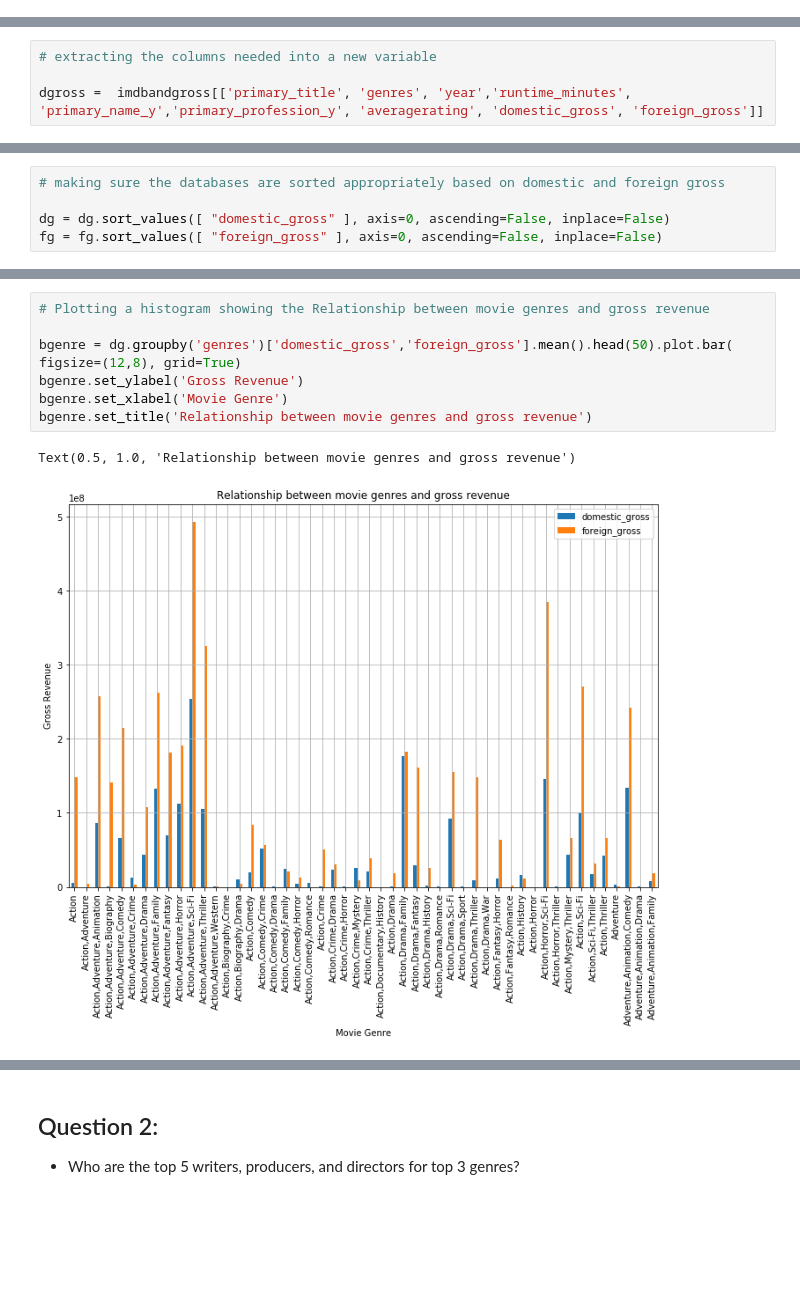
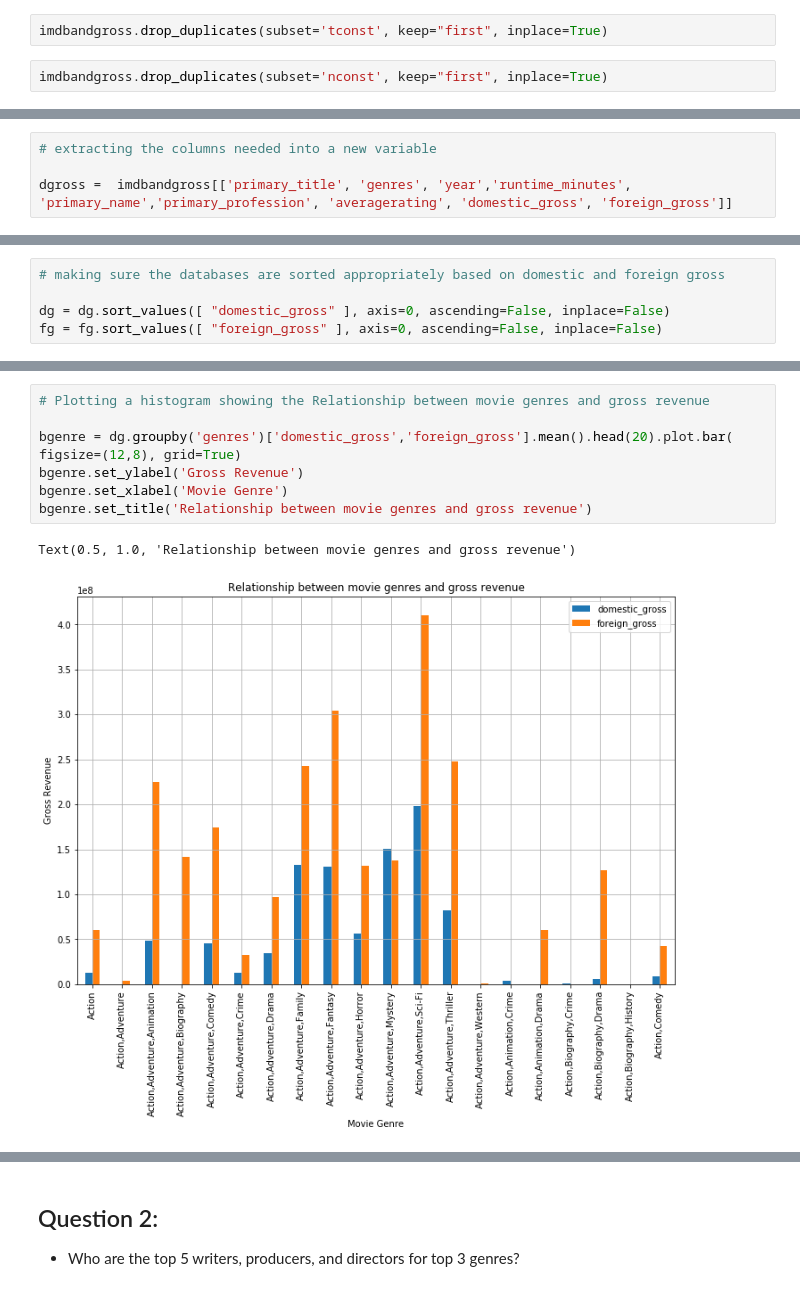
Before and after one commit to arithescientist/hollywood_analysis, a Jupyter notebook: student.ipynb, the cells around one changed output, grey strips where cells are left out. Cells and saved outputs as stored; diff of their text form; blank space fills up the shorter version.

```diff
--- a/student.ipynb
+++ b/student.ipynb
@@ -283,3 +261,7 @@ imdbandgross
+# %%
+imdbandgross.drop_duplicates(subset='tconst', keep="first", inplace=True)
+# %%
+imdbandgross.drop_duplicates(subset='nconst', keep="first", inplace=True)
 # %%
 imdbandgross.iloc[:,10:-10]
 # %% [output]
@@ -299,7 +281,7 @@ imdbandgross.iloc[:,10:-10]
 # %%
 # extracting the columns needed into a new variable
 
-dgross =  imdbandgross[['primary_title', 'genres', 'year','runtime_minutes', 'primary_name_y','primary_profession_y', 'averagerating', 'domestic_gross', 'foreign_gross']]
+dgross =  imdbandgross[['primary_title', 'genres', 'year','runtime_minutes', 'primary_name','primary_profession', 'averagerating', 'domestic_gross', 'foreign_gross']]
 # %%
 dgross
 # %% [output]
@@ -405,13 +426,13 @@ fg = fg.sort_values([ "foreign_gross" ], axis=0, ascending=False, inplace=False)
 # %%
 # Plotting a histogram showing the Relationship between movie genres and gross revenue
 
-bgenre = dg.groupby('genres')['domestic_gross','foreign_gross'].mean().head(50).plot.bar( figsize=(12,8), grid=True)
+bgenre = dg.groupby('genres')['domestic_gross','foreign_gross'].mean().head(20).plot.bar( figsize=(12,8), grid=True)
 bgenre.set_ylabel('Gross Revenue')
 bgenre.set_xlabel('Movie Genre')
 bgenre.set_title('Relationship between movie genres and gross revenue')
 # %% [output]
 Text(0.5, 1.0, 'Relationship between movie genres and gross revenue')
-[figure, old version]
+[figure, new version]
 # %%
 # Plotting a histogram showing the Relationship between movie genres and global gross revenue
 
```
Also changed, not shown: parts of 106 cells of this notebook, 1 other file.
